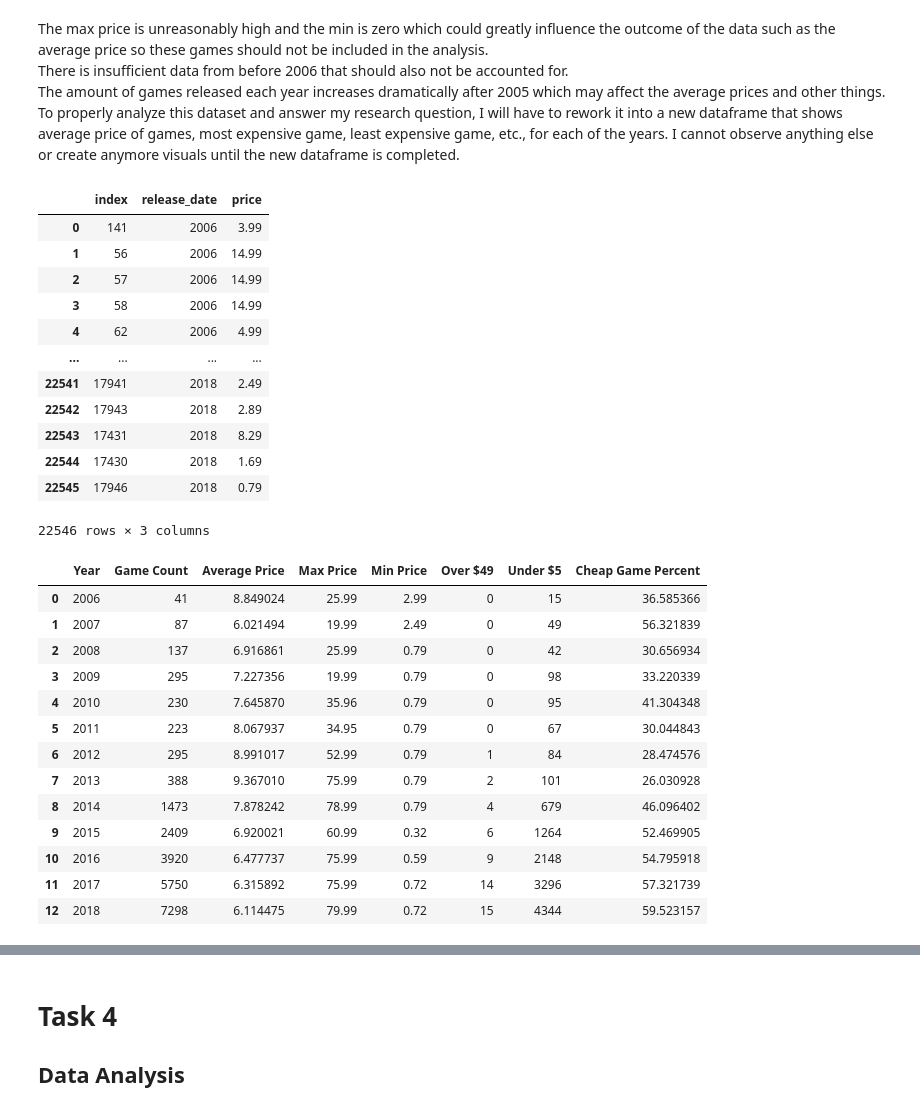
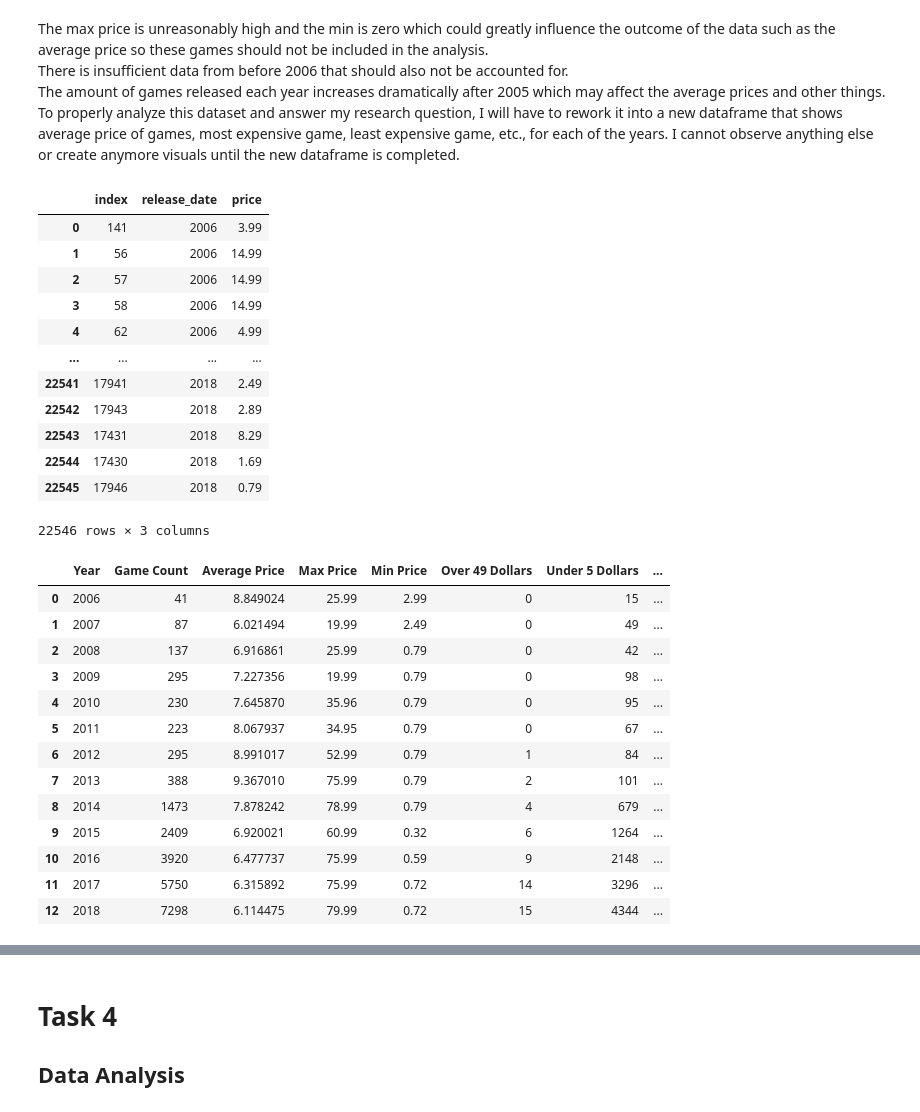
Before and after one commit to data301-2021-winter1/group26-project, a Jupyter notebook: notebooks/analysis2.ipynb, the cells around one changed output, grey strips where cells are left out. Cells and saved outputs as stored; diff of their text form; code cells hidden in the pictures.

```diff
--- a/notebooks/analysis2.ipynb
+++ b/notebooks/analysis2.ipynb
@@ -135,48 +135,48 @@ for x in range(2019 - starting_year):
             if dfp['price'][y] < min_price[x]:
                 min_price[x] = dfp['price'][y]
             added_price[x] = added_price[x] + dfp['price'][y]
             game_count[x] = game_count[x] + 1
     if game_count[x] != 0:
         average_price[x] = added_price[x] / game_count[x]
         cheap_game_percent[x] = (cheap_games[x] / game_count[x]) * 100
 
 #create a dictionary of the new lists
 d = {"Year": years, "Game Count": game_count, "Average Price": average_price, "Max Price": max_price,
-     "Min Price": min_price, "Over $49": expensive_games, "Under $5": cheap_games, "Cheap Game Percent": cheap_game_percent}
+     "Min Price": min_price, "Over 49 Dollars": expensive_games, "Under 5 Dollars": cheap_games, "Cheap Game Percent": cheap_game_percent}
 
 #create new dataframe using dictionary
 dfn = pd.DataFrame(d)
 
 display(dfp)
 display(dfn)
 # %% [output]
 |  | index | release_date | price |
 | 0 | 141 | 2006 | 3.99 |
 | 1 | 56 | 2006 | 14.99 |
 | 2 | 57 | 2006 | 14.99 |
 | 3 | 58 | 2006 | 14.99 |
 | 4 | 62 | 2006 | 4.99 |
 | ... | ... | ... | ... |
 | 22541 | 17941 | 2018 | 2.49 |
 | 22542 | 17943 | 2018 | 2.89 |
 | 22543 | 17431 | 2018 | 8.29 |
 | 22544 | 17430 | 2018 | 1.69 |
 | 22545 | 17946 | 2018 | 0.79 |
 22546 rows × 3 columns
-|  | Year | Game Count | Average Price | Max Price | Min Price | Over $49 | Under $5 | Cheap Game Percent |
-| 0 | 2006 | 41 | 8.849024 | 25.99 | 2.99 | 0 | 15 | 36.585366 |
-| 1 | 2007 | 87 | 6.021494 | 19.99 | 2.49 | 0 | 49 | 56.321839 |
-| 2 | 2008 | 137 | 6.916861 | 25.99 | 0.79 | 0 | 42 | 30.656934 |
-| 3 | 2009 | 295 | 7.227356 | 19.99 | 0.79 | 0 | 98 | 33.220339 |
-| 4 | 2010 | 230 | 7.645870 | 35.96 | 0.79 | 0 | 95 | 41.304348 |
-| 5 | 2011 | 223 | 8.067937 | 34.95 | 0.79 | 0 | 67 | 30.044843 |
-| 6 | 2012 | 295 | 8.991017 | 52.99 | 0.79 | 1 | 84 | 28.474576 |
-| 7 | 2013 | 388 | 9.367010 | 75.99 | 0.79 | 2 | 101 | 26.030928 |
-| 8 | 2014 | 1473 | 7.878242 | 78.99 | 0.79 | 4 | 679 | 46.096402 |
-| 9 | 2015 | 2409 | 6.920021 | 60.99 | 0.32 | 6 | 1264 | 52.469905 |
-| 10 | 2016 | 3920 | 6.477737 | 75.99 | 0.59 | 9 | 2148 | 54.795918 |
-| 11 | 2017 | 5750 | 6.315892 | 75.99 | 0.72 | 14 | 3296 | 57.321739 |
-| 12 | 2018 | 7298 | 6.114475 | 79.99 | 0.72 | 15 | 4344 | 59.523157 |
+|  | Year | Game Count | Average Price | Max Price | Min Price | Over 49 Dollars | Under 5 Dollars | ... |
+| 0 | 2006 | 41 | 8.849024 | 25.99 | 2.99 | 0 | 15 | ... |
+| 1 | 2007 | 87 | 6.021494 | 19.99 | 2.49 | 0 | 49 | ... |
+| 2 | 2008 | 137 | 6.916861 | 25.99 | 0.79 | 0 | 42 | ... |
+| 3 | 2009 | 295 | 7.227356 | 19.99 | 0.79 | 0 | 98 | ... |
+| 4 | 2010 | 230 | 7.645870 | 35.96 | 0.79 | 0 | 95 | ... |
+| 5 | 2011 | 223 | 8.067937 | 34.95 | 0.79 | 0 | 67 | ... |
+| 6 | 2012 | 295 | 8.991017 | 52.99 | 0.79 | 1 | 84 | ... |
+| 7 | 2013 | 388 | 9.367010 | 75.99 | 0.79 | 2 | 101 | ... |
+| 8 | 2014 | 1473 | 7.878242 | 78.99 | 0.79 | 4 | 679 | ... |
+| 9 | 2015 | 2409 | 6.920021 | 60.99 | 0.32 | 6 | 1264 | ... |
+| 10 | 2016 | 3920 | 6.477737 | 75.99 | 0.59 | 9 | 2148 | ... |
+| 11 | 2017 | 5750 | 6.315892 | 75.99 | 0.72 | 14 | 3296 | ... |
+| 12 | 2018 | 7298 | 6.114475 | 79.99 | 0.72 | 15 | 4344 | ... |
 # %%
 #Task 3
 import project_functions2
```
Also changed, not shown: parts of 3 cells of this notebook, 1 other file.
